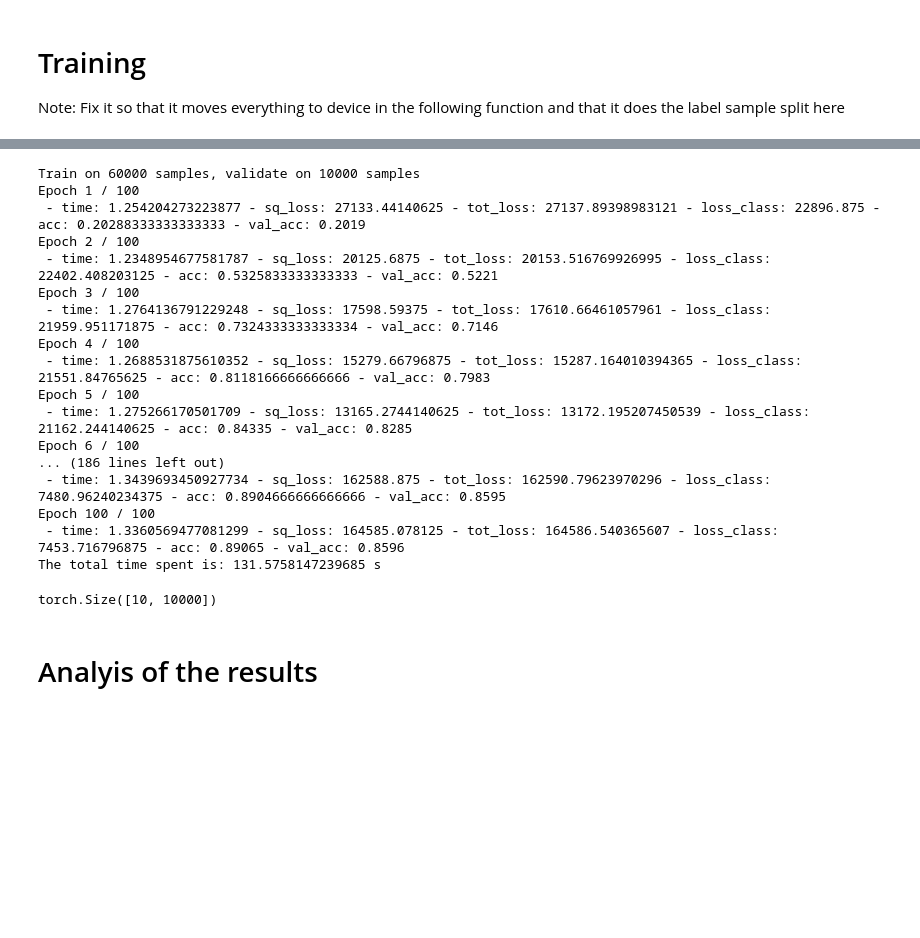
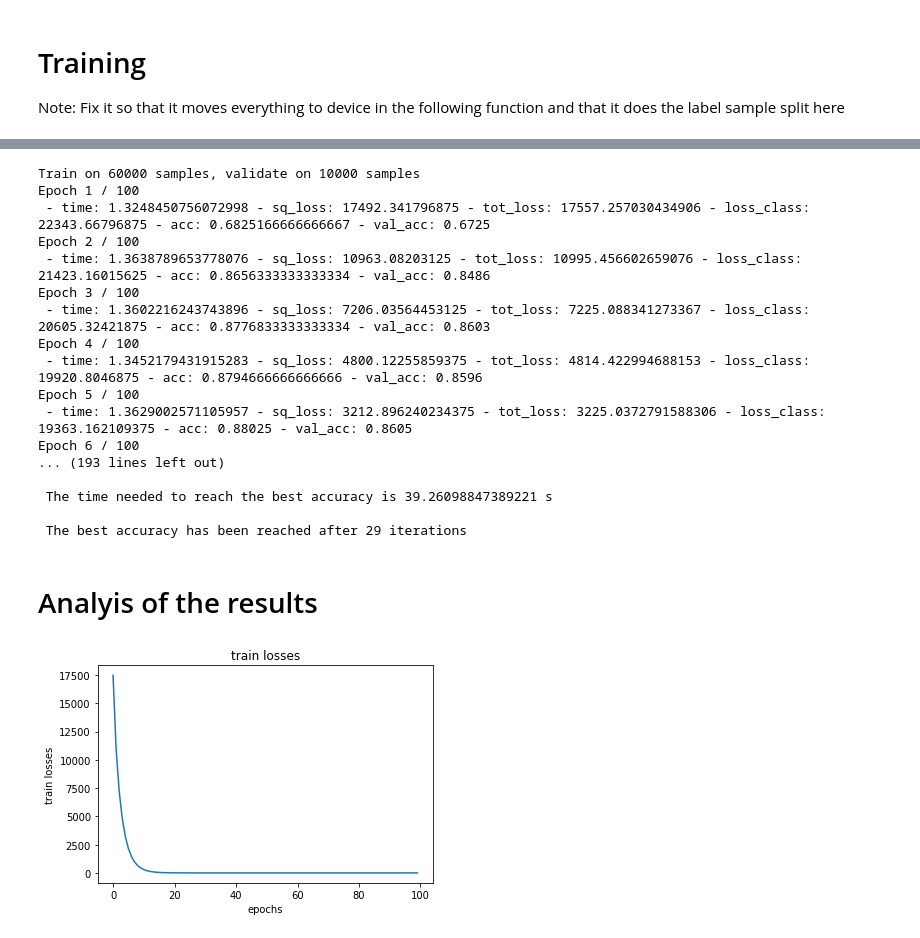
Before and after one commit to johnmavro/Machine-Learning-Optimization, a Jupyter notebook: Block_coordinate_descent.ipynb, the cells around one changed output, grey strips where cells are left out. Cells and saved outputs as stored; diff of their text form; code cells hidden in the pictures; blank space fills up the shorter version.

Commit message:
added cross val, first tests on different datasets

```diff
--- a/Block_coordinate_descent.ipynb
+++ b/Block_coordinate_descent.ipynb
@@ -70,7 +71,7 @@ N_test = x_test.shape[1]
 # %% [markdown]
 # Dataset preprocessing
 # %%
-x_train, y_train, x_test, y_test, y_train_one_hot, y_test_one_hot= load_dataset(trainset, testset, 10)
+x_train, y_train, x_test, y_test, y_train_one_hot, y_test_one_hot, _, _= load_dataset(trainset, testset, 10)
 
 # We move to GPU
 x_train = x_train.to(device = device)
@@ -357,25 +431,25 @@ def execute_training(layers, input_size, hidden_size, output_size, train_set, va
 # %%
-loss2, loss_class , accuracy_test = execute_training(3, input_size, hidden_size, output_size, x_train, x_test, y_train, y_test,
-                                         True, niter = 100, gamma = 1, alpha = 5)
+## We retrain the model with the best found hyperparameters
+
+loss, loss_class , opt_accuracy, accuracy_test, Ws, bs = execute_training(3,
+      input_size, hidden_size, output_size, x_train, x_test, y_train, y_test,
+      y_train_one_hot, y_test_one_hot, False , niter = 100, gamma = best_gamma,
+      alpha = best_alpha)
 # %% [output]
 Train on 60000 samples, validate on 10000 samples
 Epoch 1 / 100
- - time: 1.254204273223877 - sq_loss: 27133.44140625 - tot_loss: 27137.89398983121 - loss_class: 22896.875 - acc: 0.20288333333333333 - val_acc: 0.2019
+ - time: 1.3248450756072998 - sq_loss: 17492.341796875 - tot_loss: 17557.257030434906 - loss_class: 22343.66796875 - acc: 0.6825166666666667 - val_acc: 0.6725
 Epoch 2 / 100
- - time: 1.2348954677581787 - sq_loss: 20125.6875 - tot_loss: 20153.516769926995 - loss_class: 22402.408203125 - acc: 0.5325833333333333 - val_acc: 0.5221
+ - time: 1.3638789653778076 - sq_loss: 10963.08203125 - tot_loss: 10995.456602659076 - loss_class: 21423.16015625 - acc: 0.8656333333333334 - val_acc: 0.8486
 Epoch 3 / 100
- - time: 1.2764136791229248 - sq_loss: 17598.59375 - tot_loss: 17610.66461057961 - loss_class: 21959.951171875 - acc: 0.7324333333333334 - val_acc: 0.7146
+ - time: 1.3602216243743896 - sq_loss: 7206.03564453125 - tot_loss: 7225.088341273367 - loss_class: 20605.32421875 - acc: 0.8776833333333334 - val_acc: 0.8603
 Epoch 4 / 100
- - time: 1.2688531875610352 - sq_loss: 15279.66796875 - tot_loss: 15287.164010394365 - loss_class: 21551.84765625 - acc: 0.8118166666666666 - val_acc: 0.7983
+ - time: 1.3452179431915283 - sq_loss: 4800.12255859375 - tot_loss: 4814.422994688153 - loss_class: 19920.8046875 - acc: 0.8794666666666666 - val_acc: 0.8596
 Epoch 5 / 100
- - time: 1.275266170501709 - sq_loss: 13165.2744140625 - tot_loss: 13172.195207450539 - loss_class: 21162.244140625 - acc: 0.84335 - val_acc: 0.8285
+ - time: 1.3629002571105957 - sq_loss: 3212.896240234375 - tot_loss: 3225.0372791588306 - loss_class: 19363.162109375 - acc: 0.88025 - val_acc: 0.8605
 Epoch 6 / 100
-... (186 lines left out)
- - time: 1.3439693450927734 - sq_loss: 162588.875 - tot_loss: 162590.79623970296 - loss_class: 7480.96240234375 - acc: 0.8904666666666666 - val_acc: 0.8595
-Epoch 100 / 100
- - time: 1.3360569477081299 - sq_loss: 164585.078125 - tot_loss: 164586.540365607 - loss_class: 7453.716796875 - acc: 0.89065 - val_acc: 0.8596
-The total time spent is: 131.5758147239685 s
+... (193 lines left out)
+
+ The time needed to reach the best accuracy is 39.26098847389221 s
+
+ The best accuracy has been reached after 29 iterations
-# %%
-y_test_one_hot.shape
-# %% [output]
-torch.Size([10, 10000])
@@ -384,4 +461,6 @@ torch.Size([10, 10000])
 # %%
 ## We plot the train losses
 
-plot_train_losses(loss1.shape[0], loss1, 'Coordinate_descent')
+plot_train_losses(loss.shape[0], loss, 'Coordinate_descent_F-MNIST-3-1500-sq')
+# %% [output]
+[figure, added]
```
Also changed, not shown: parts of 8 cells of this notebook, 12 other files.
